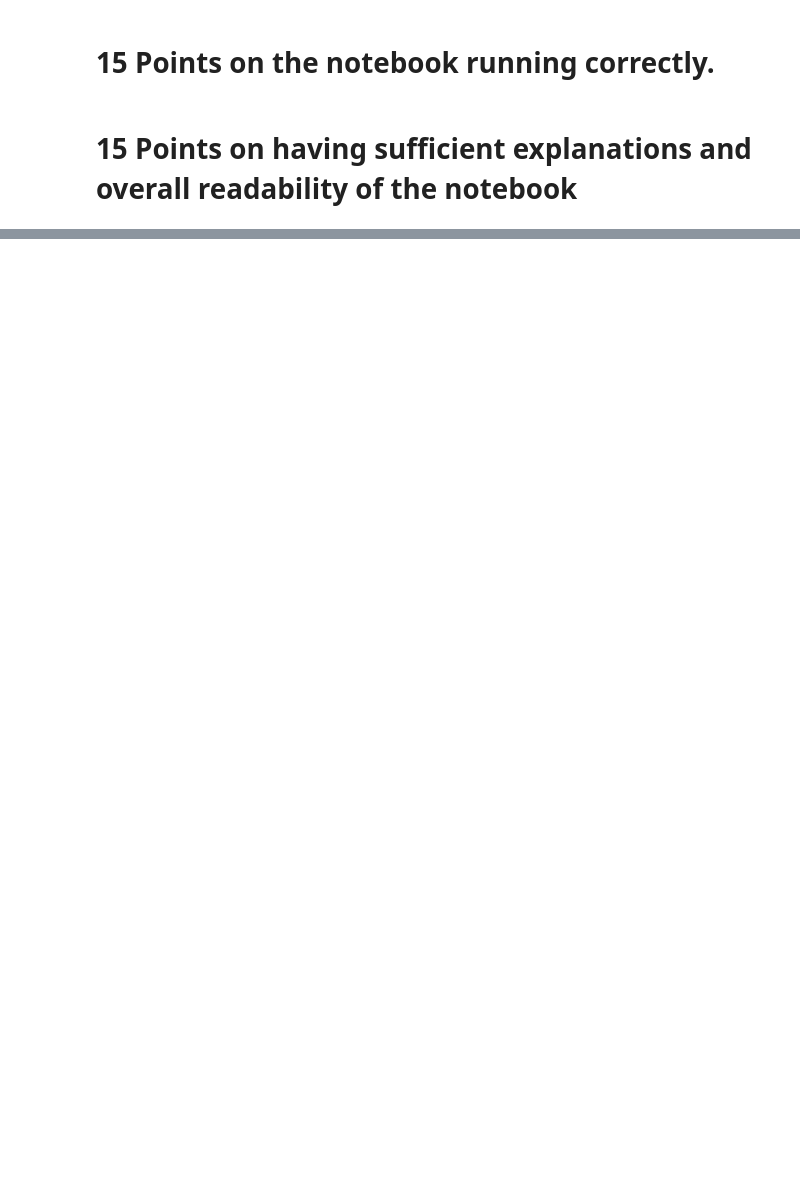
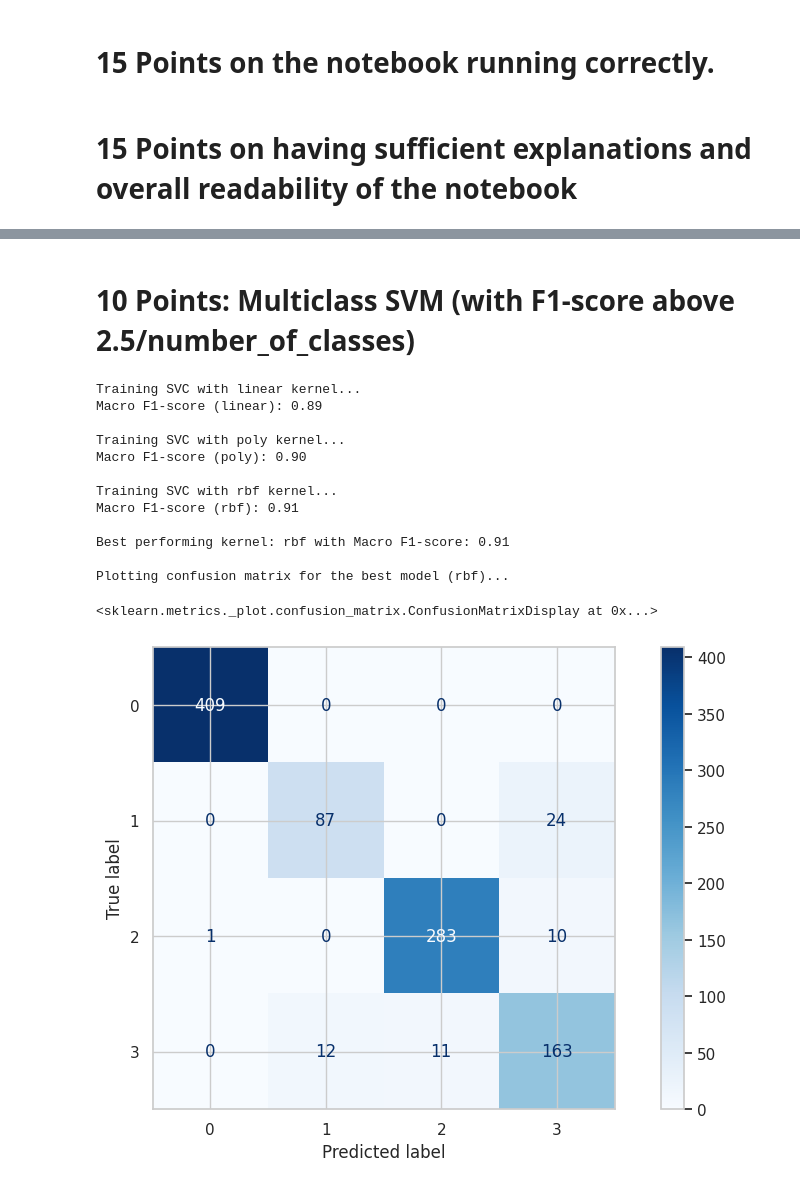
Before and after one commit to AmirHosseinNaghdi2003/Data-Science, a Jupyter notebook: HW/DS_HW8.ipynb, the cells around one changed output, grey strips where cells are left out. Saved outputs shown, nothing was run; the diff lists cells and outputs as text; code cells hidden in the pictures; blank space fills up the shorter version.

```diff
--- a/HW/DS_HW8.ipynb
+++ b/HW/DS_HW8.ipynb
@@ -402,0 +153,14 @@ In regression, the kernel trick allows models like Support Vector Regression (SV
+# %%
+from sklearn.model_selection import train_test_split
+
+y = target_positions
+print("Target variable preview:\n", y.head())
+
+X_train, X_test, y_train, y_test = train_test_split(
+    df, y, test_size=0.2, random_state=42, shuffle=True
+)
+
+print(f"\nTraining features shape: {X_train.shape}")
+print(f"Test features shape: {X_test.shape}")
+print(f"Training target shape: {y_train.shape}")
+print(f"Test target shape: {y_test.shape}")
@@ -402,0 +180,55 @@ In regression, the kernel trick allows models like Support Vector Regression (SV
+# %% [markdown]
+# 10 Points: Multiclass SVM (with F1-score above 2.5/number_of_classes)
+# %%
+from sklearn.svm import SVC
+from sklearn.metrics import f1_score, confusion_matrix, ConfusionMatrixDisplay
+
+# Define SVM kernels to evaluate
+kernels = ['linear', 'poly', 'rbf']
+
+# Store results for comparison
+results = {}
+
+for kernel in kernels:
+    print(f"\nTraining SVC with {kernel} kernel...")
+
+    # Initialize and train the model
+    model = SVC(C=2, kernel=kernel, decision_function_shape="ovr", max_iter=5000)
+    model.fit(X_train, y_train)
+
+    # Predict on test set
+    predictions = model.predict(X_test)
+
+    # Compute macro F1-score
+    f1 = f1_score(y_test, predictions, average='macro')
+    results[kernel] = f1
+    print(f"Macro F1-score ({kernel}): {f1:.2f}")
+
+# Show best performing kernel
+best_kernel = max(results, key=results.get)
+print(f"\nBest performing kernel: {best_kernel} with Macro F1-score: {results[best_kernel]:.2f}")
+
+# Plot confusion matrix for best kernel
+print(f"\nPlotting confusion matrix for the best model ({best_kernel})...")
+best_model = SVC(C=2, kernel=best_kernel, decision_function_shape="ovr", max_iter=5000)
+best_model.fit(X_train, y_train)
+best_predictions = best_model.predict(X_test)
+
+cm = confusion_matrix(y_test, best_predictions)
+disp = ConfusionMatrixDisplay(confusion_matrix=cm)
+disp.plot(cmap="Blues")
+# %% [output]
+Training SVC with linear kernel...
+Macro F1-score (linear): 0.89
+
+Training SVC with poly kernel...
+Macro F1-score (poly): 0.90
+
+Training SVC with rbf kernel...
+Macro F1-score (rbf): 0.91
+
+Best performing kernel: rbf with Macro F1-score: 0.91
+
+Plotting confusion matrix for the best model (rbf)...
+<sklearn.metrics._plot.confusion_matrix.ConfusionMatrixDisplay at 0x...>
+[figure, added]
```
Also changed, not shown: parts of 70 cells of this notebook.
